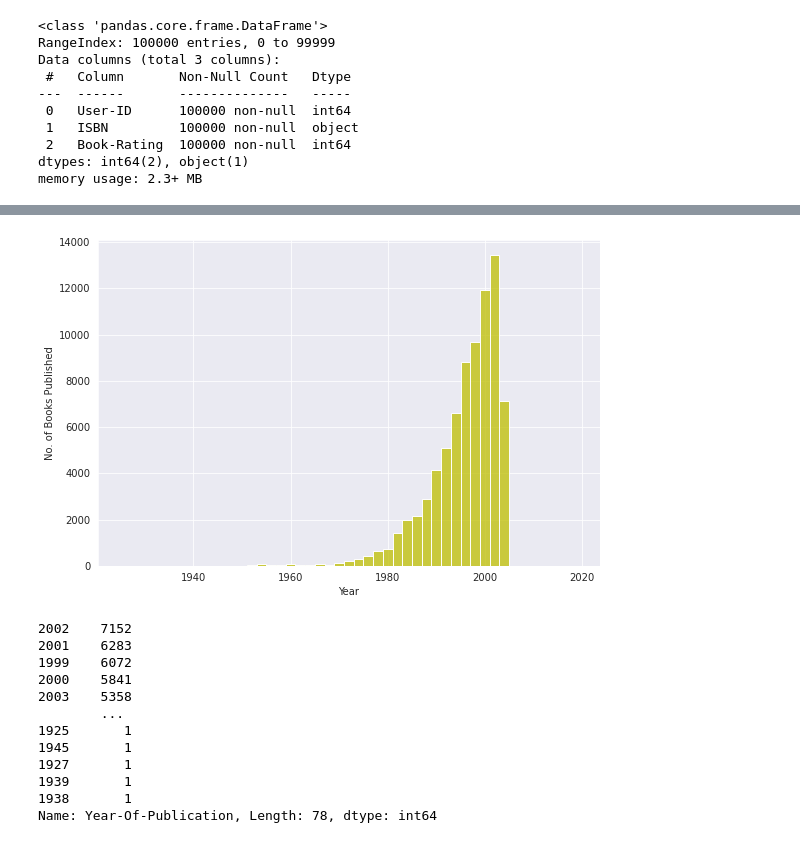
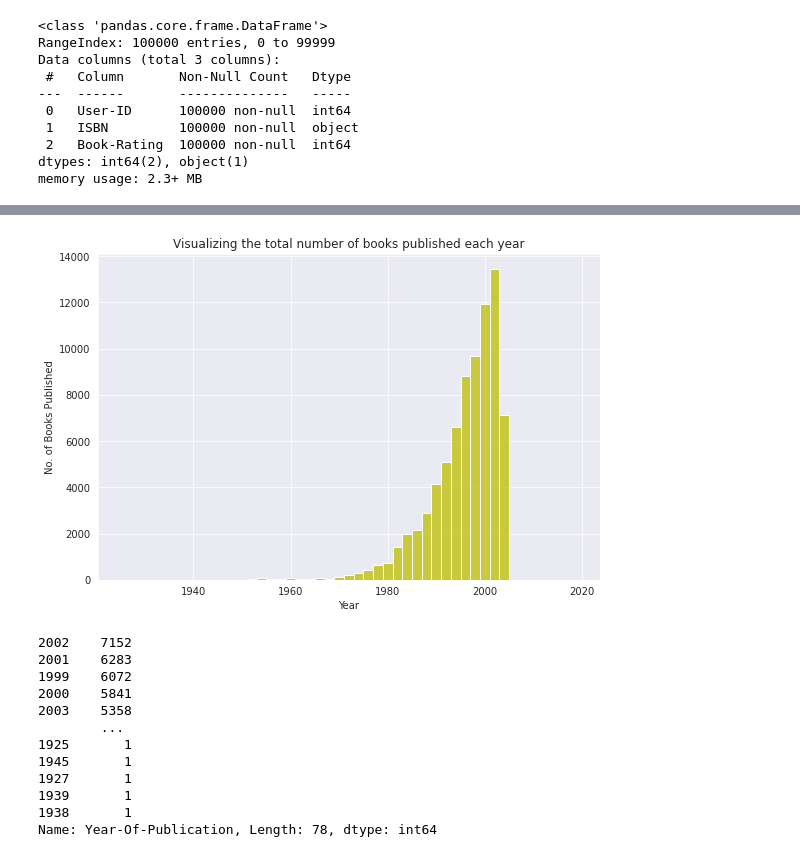
Before and after one commit to kapeeshvarma/Book-Recommendation-System, a Jupyter notebook: Book_Recommendation_System_Capstone_Project.ipynb, the cells around one changed output, grey strips where cells are left out. Drawn from its saved outputs; the diff is of its cells as text; code cells hidden in the pictures.

```diff
--- a/Book_Recommendation_System_Capstone_Project.ipynb
+++ b/Book_Recommendation_System_Capstone_Project.ipynb
@@ -126,16 +126,17 @@ data.head()
 # %%
 # Visualize the number of books published each year through histogram
 data['Year-Of-Publication'] = data['Year-Of-Publication'].astype('int64')
 sns.set_style('darkgrid')
 fig, ax =plt.subplots()
 fig.set_size_inches(9,6)
 a=np.arange(1925,2021,3)
 sns.histplot(data['Year-Of-Publication'],bins=np.arange(1925,2021,2),color='y')
 plt.ylabel('No. of Books Published')
 plt.xlabel('Year')
+plt.title('Visualizing the total number of books published each year')
 plt.show()
 # %% [output]
-[figure, old version]
+[figure, new version]
 # %%
 # Visualize the number of books published each year individaully
 data['Year-Of-Publication'].value_counts()
```
Also changed, not shown: parts of 1 cell of this notebook.
